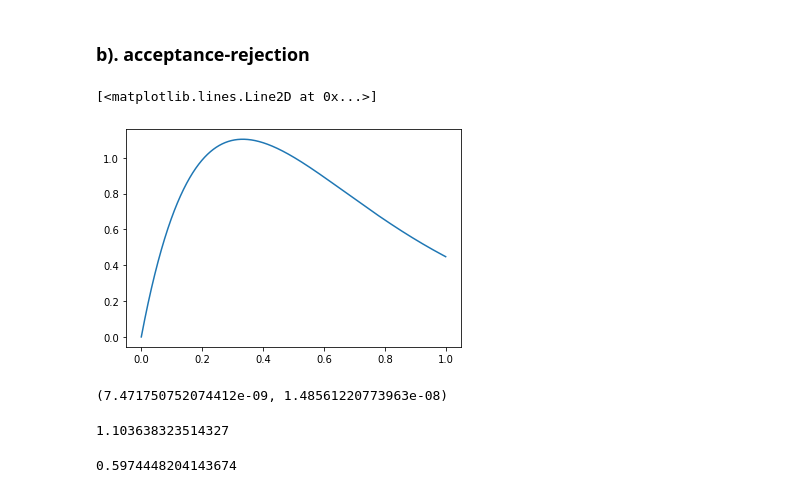
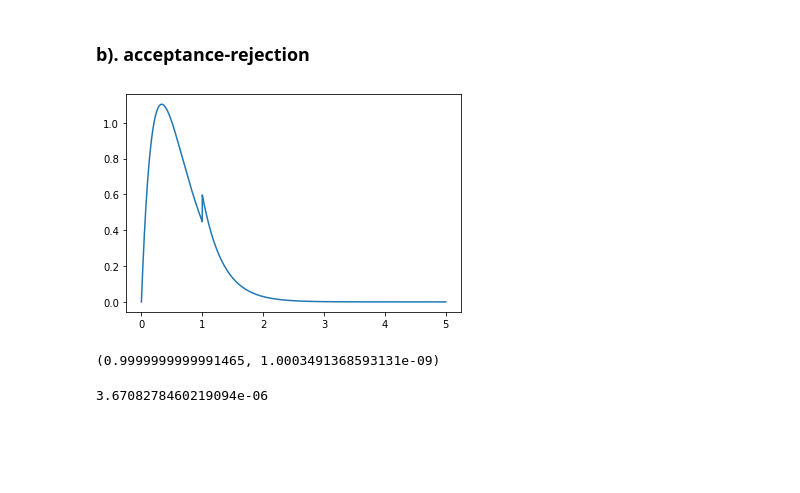
Before and after one commit to Warren-Shi/2570proj3, a Jupyter notebook: 2570proj3.ipynb, the cells around one changed output. Drawn from its saved outputs; the diff is of its cells as text; code cells hidden in the pictures; blank space fills up the shorter version.

```diff
--- a/2570proj3.ipynb
+++ b/2570proj3.ipynb
@@ -66,21 +66,16 @@ def pdf_1b(x, alpha = 3, t = 1):
     arr2 = np.where(x>t, alpha * (1 + alpha * t) * np.exp(-alpha*x), 0)
     return arr1 + arr2
 # %%
-x = np.linspace(0,1,10000)
-plt.plot(x, pdf_1b(x))
+x = np.linspace(0,5,10000)
+plt.plot(x, pdf_1b(x));
 # %% [output]
-[<matplotlib.lines.Line2D at 0x...>]
-[figure, old version]
+[figure, new version]
 # %%
 import scipy.integrate as integrate
-integrate.quad(pdf_1b, 0, 7454)
+integrate.quad(pdf_1b, 0, 10)
 # %% [output]
-(7.471750752074412e-09, 1.48561220773963e-08)
+(0.9999999999991465, 1.0003491368593131e-09)
-# %%
-3/np.e
-# %% [output]
-1.103638323514327
-# %%
-12/np.e**3
-# %% [output]
-0.5974448204143674
+# %%
+pdf_1b(5)
+# %% [output]
+3.6708278460219094e-06
```
Also changed, not shown: parts of 9 cells of this notebook.
